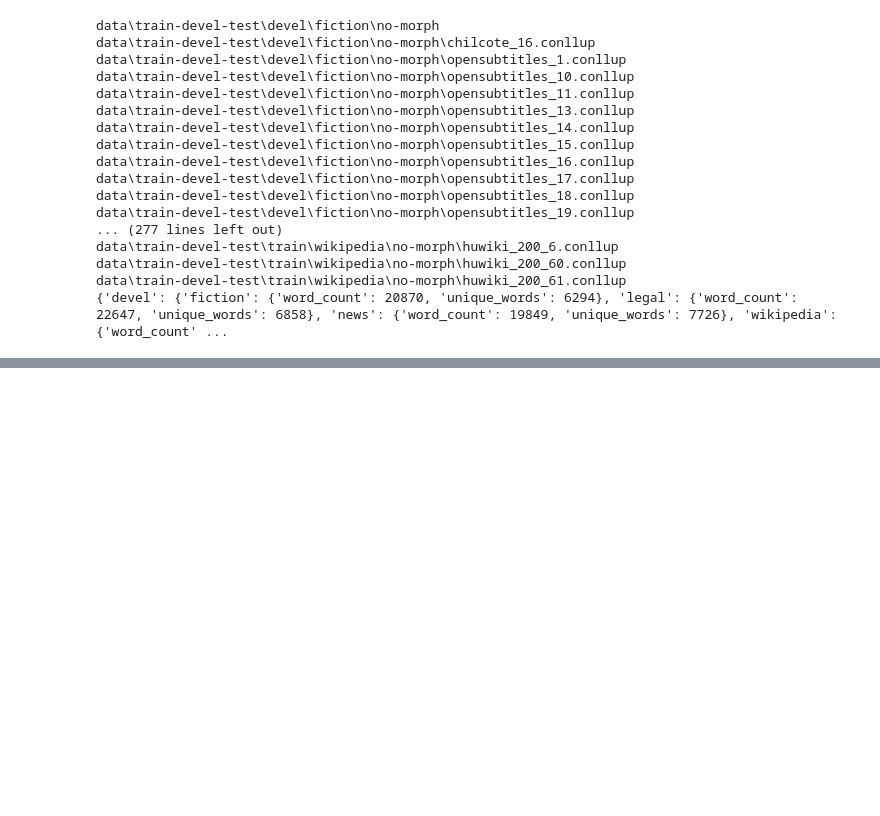
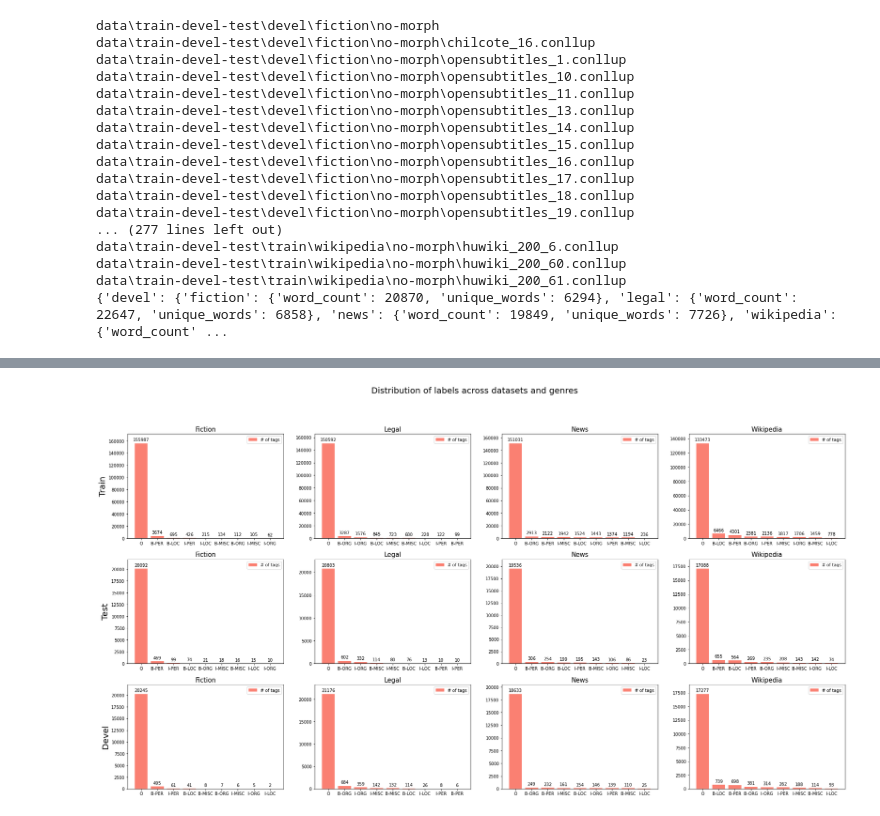
Before and after one commit to Henya14/deep-learning-ner, a Jupyter notebook: data_visualization.ipynb, the cells around one changed output, grey strips where cells are left out. Cells and saved outputs as stored; diff of their text form; code cells hidden in the pictures; blank space fills up the shorter version.

```diff
--- a/data_visualization.ipynb
+++ b/data_visualization.ipynb
@@ -173,9 +173,8 @@ with open("word_count.json", "w") as f:
 get_train_devel_test_conllup_file_dirs
 def load_csv_files_from_dir(path_to_dir):
     csv_files = [os.path.join(path_to_dir,f) for f in os.listdir(path_to_dir) if f.find(".csv") != -1]
-    print(csv_files)
     df = pd.DataFrame()
     for csv_file in csv_files:
-        temp_df = pd.read_csv(csv_file)
+        temp_df = pd.read_csv(csv_file, index_col=0)
         df = pd.concat([df, temp_df])
-    print(df)
+    return df
@@ -243,0 +243,23 @@ plot_word_counts(word_count)
+# %%
+def plot_tag_distribution():
+    data_dirs = get_train_devel_test_conllup_file_dirs()
+    genres = [data_dirs[genre_dir] for genre_dir in data_dirs]
+    fig, ax = plt.subplots(len(data_dirs),len(genres[0]))
+    fig.suptitle("Distribution of labels across datasets and genres",  fontsize=20)
+    fig.set_size_inches(30.5, 15.5)
+    for i, dataset in enumerate(reversed(data_dirs)):
+        for j, genre_dir_path in enumerate(data_dirs[dataset]):
+            genre = genre_dir_path.split(os.sep)[-2]
+            df = load_csv_files_from_dir(genre_dir_path)
+            value_counts = df["CONLL:NER"].value_counts()
+            rects = ax[i][j].bar(value_counts.keys(), value_counts.values, color="salmon", label="# of tags")
+            ax[i][j].bar_label(rects, padding=3)
+            ax[i][j].legend()
+            if j == 0:
+                ax[i][j].set_ylabel(f"{dataset[0].upper()}{dataset[1:]}").set_fontsize(20)
+            ax[i][j].set_title(f"{genre[0].upper()}{genre[1:]}").set_fontsize(15)
+            ax[i][j].set_ylim(0, max(value_counts.values) * 1.1)
+
+plot_tag_distribution()
+# %% [output]
+[figure, added]
```
Also changed, not shown: parts of 8 cells of this notebook.
